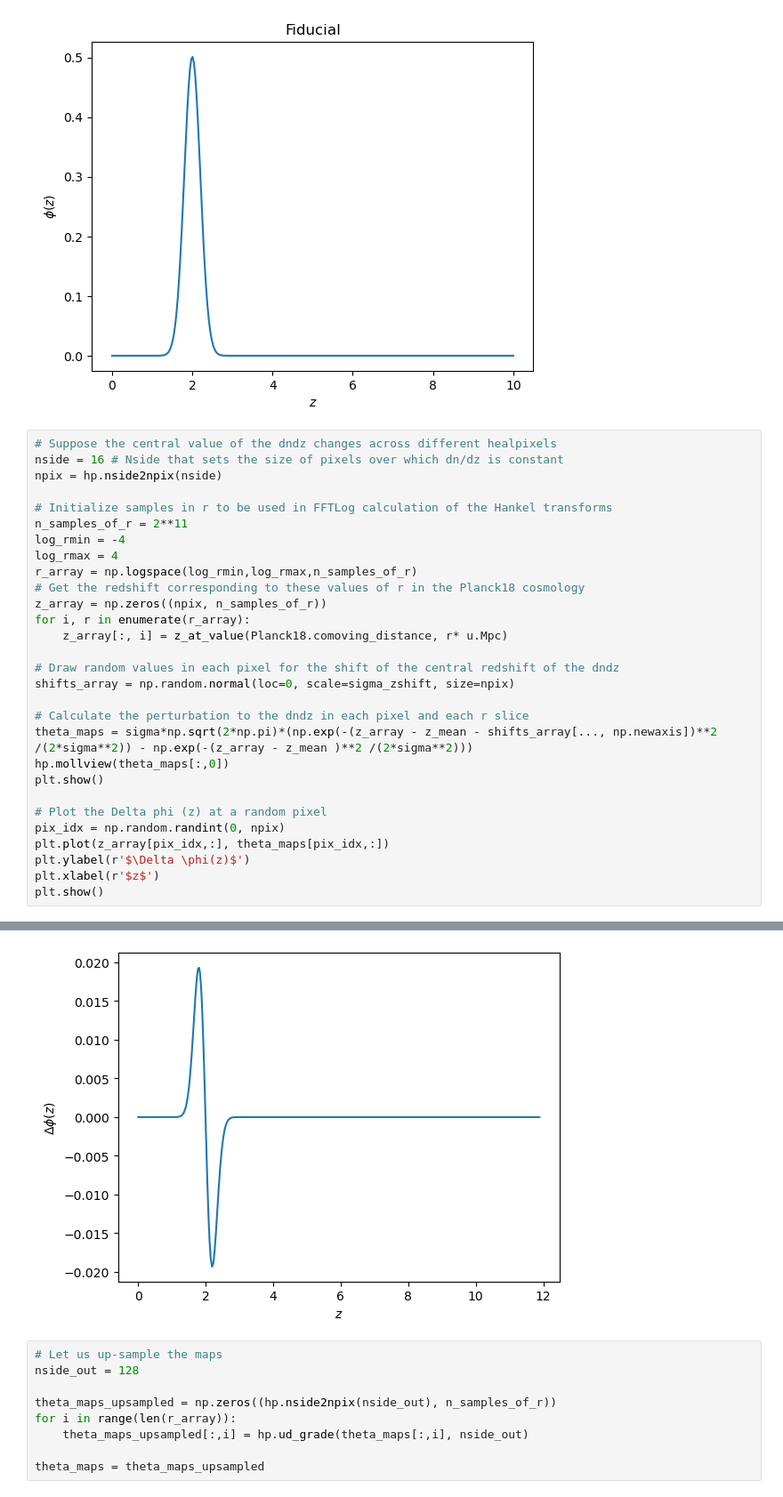
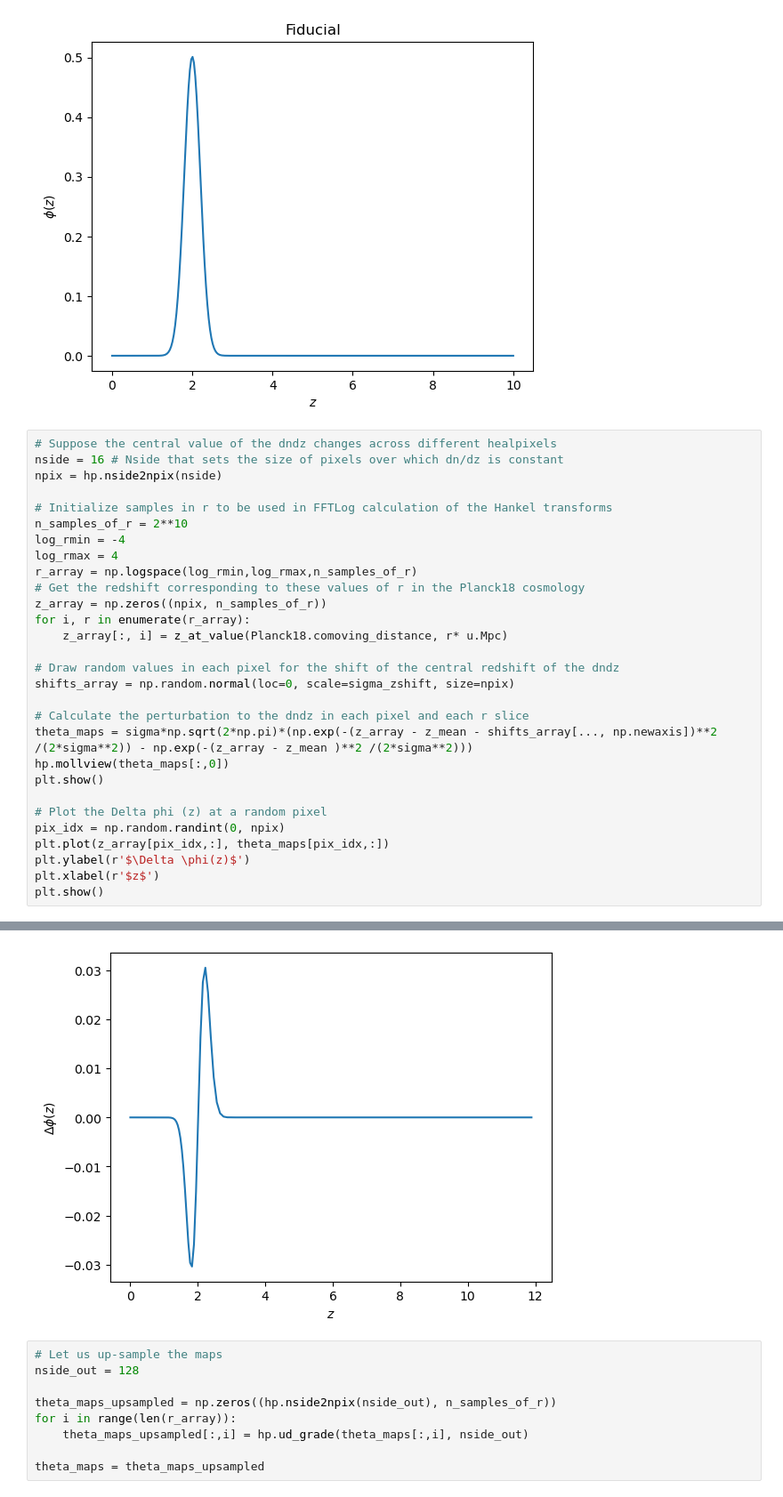
Before and after one commit to abaleato/CARDiAC, a Jupyter notebook: Get_DeltaPhi_PS.ipynb, the cells around one changed output, grey strips where cells are left out. Shown at 89% size. Drawn from its saved outputs; the diff is of its cells as text.

```diff
--- a/Get_DeltaPhi_PS.ipynb
+++ b/Get_DeltaPhi_PS.ipynb
@@ -29,7 +29,7 @@ nside = 16 # Nside that sets the size of pixels over which dn/dz is constant
 npix = hp.nside2npix(nside)
 
 # Initialize samples in r to be used in FFTLog calculation of the Hankel transforms
-n_samples_of_r = 2**11
+n_samples_of_r = 2**10
 log_rmin = -4
 log_rmax = 4
 r_array = np.logspace(log_rmin,log_rmax,n_samples_of_r)
@@ -57,4 +57,4 @@ plt.show()
-[figure, old version]
+[figure, new version]
 # %%
 # Let us up-sample the maps
 nside_out = 128
```
Also changed, not shown: parts of 7 cells of this notebook.
